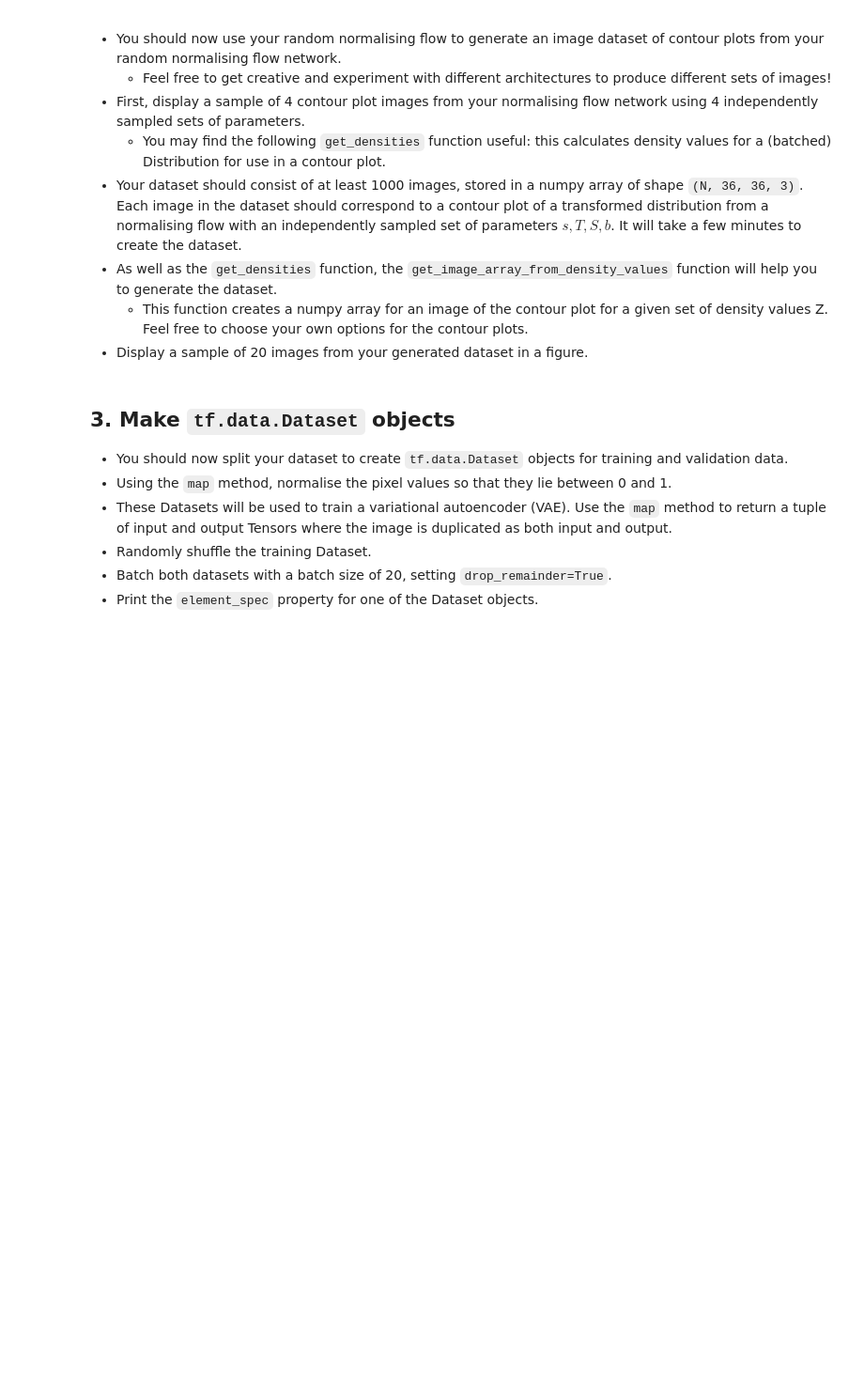
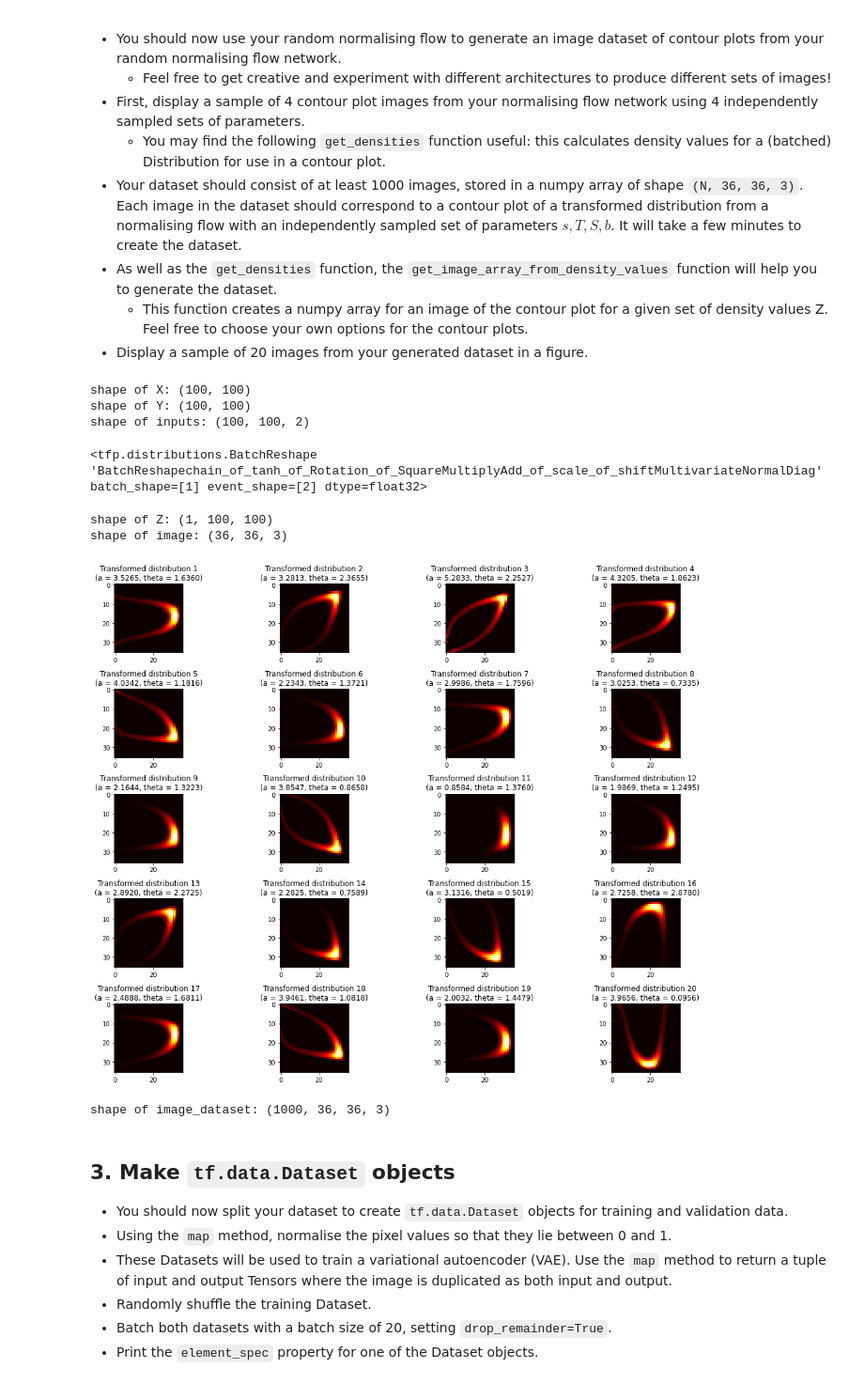
Before and after one commit to zhulingchen/coursera-tf2, a Jupyter notebook: Probabilistic Deep Learning with TensorFlow 2/Capstone/Capstone Project.ipynb, the cells around one changed output. Shown at 94% size. Drawn from its saved outputs; the diff is of its cells as text; code cells hidden in the pictures; blank space fills up the shorter version.

Commit message:
completed image dataset creation

```diff
--- a/Probabilistic Deep Learning with TensorFlow 2/Capstone/Capstone Project.ipynb
+++ b/Probabilistic Deep Learning with TensorFlow 2/Capstone/Capstone Project.ipynb
@@ -242,6 +246,71 @@ def get_image_array_from_density_values(Z):
     image_from_plot = np.frombuffer(fig.canvas.tostring_rgb(), dtype=np.uint8)
     image_from_plot = image_from_plot.reshape(fig.canvas.get_width_height()[::-1] + (3,))
     return image_from_plot
+# %%
+print('shape of X:', X.shape)
+print('shape of Y:', Y.shape)
+print('shape of inputs:', inputs.shape)
+# %% [output]
+shape of X: (100, 100)
+shape of Y: (100, 100)
+shape of inputs: (100, 100, 2)
+# %%
+# test to add a singleton batch dimension
+
+_, transformed_dist = get_transformed_dist(base_dist, a, theta)
+transformed_dist = tfd.BatchReshape(transformed_dist, [1])
+transformed_dist
+# %% [output]
+<tfp.distributions.BatchReshape 'BatchReshapechain_of_tanh_of_Rotation_of_SquareMultiplyAdd_of_scale_of_shiftMultivariateNormalDiag' batch_shape=[1] event_shape=[2] dtype=float32>
+# %%
+# test to compute transformed distribution densities and convert contour plots to numpy arrays
+
+Z = transformed_dist.prob(np.expand_dims(inputs, 2))
+Z = np.transpose(Z, list(range(2, 2+len(transformed_dist.batch_shape))) + [0, 1])
+print('shape of Z:', Z.shape)
+image = get_image_array_from_density_values(Z.squeeze())
+print('shape of image:', image.shape)
+# %% [output]
+shape of Z: (1, 100, 100)
+shape of image: (36, 36, 3)
+# %%
+# create a few contour plots
+
+n_ax_rows, n_ax_cols = 5, 4
+n_transformed_dists = 20
+
+fig, ax = plt.subplots(n_ax_rows, n_ax_cols, figsize=(16, 12))
+for i, (a, theta) in enumerate(zip(a_dist.sample(n_transformed_dists), theta_dist.sample(n_transformed_dists))):
+    _, transformed_dist = get_transformed_dist(base_dist, a, theta)
+    transformed_dist = tfd.BatchReshape(transformed_dist, [1])
+    Z = get_densities(transformed_dist).squeeze()
+    image = get_image_array_from_density_values(Z)
+    ax[i // n_ax_cols, i % n_ax_cols].imshow(image)
+    ax[i // n_ax_cols, i % n_ax_cols].set_title(
+        'Transformed distribution {:d}\n(a = {:.4f}, theta = {:.4f})'.format(i+1, a, theta)
+    )
+    ax[i // n_ax_cols, i % n_ax_cols].set_aspect('equal', 'box')
+
+fig.tight_layout()
+# %% [output]
+[figure, added]
+# %%
+# create image datasets
+
+images = []
+n_transformed_dists = 1000
+
+for i, (a, theta) in enumerate(zip(a_dist.sample(n_transformed_dists), theta_dist.sample(n_transformed_dists))):
+    _, transformed_dist = get_transformed_dist(base_dist, a, theta)
+    transformed_dist = tfd.BatchReshape(transformed_dist, [1])
+    Z = get_densities(transformed_dist).squeeze()
+    image = get_image_array_from_density_values(Z)
+    images.append(image)
+
+image_dataset = np.stack(images)
+print('shape of image_dataset:', image_dataset.shape)
+# %% [output]
+shape of image_dataset: (1000, 36, 36, 3)
 # %% [markdown]
 ## 3. Make `tf.data.Dataset` objects
 * You should now split your dataset to create `tf.data.Dataset` objects for training and validation data.
```
Also changed, not shown: parts of 4 cells of this notebook.
